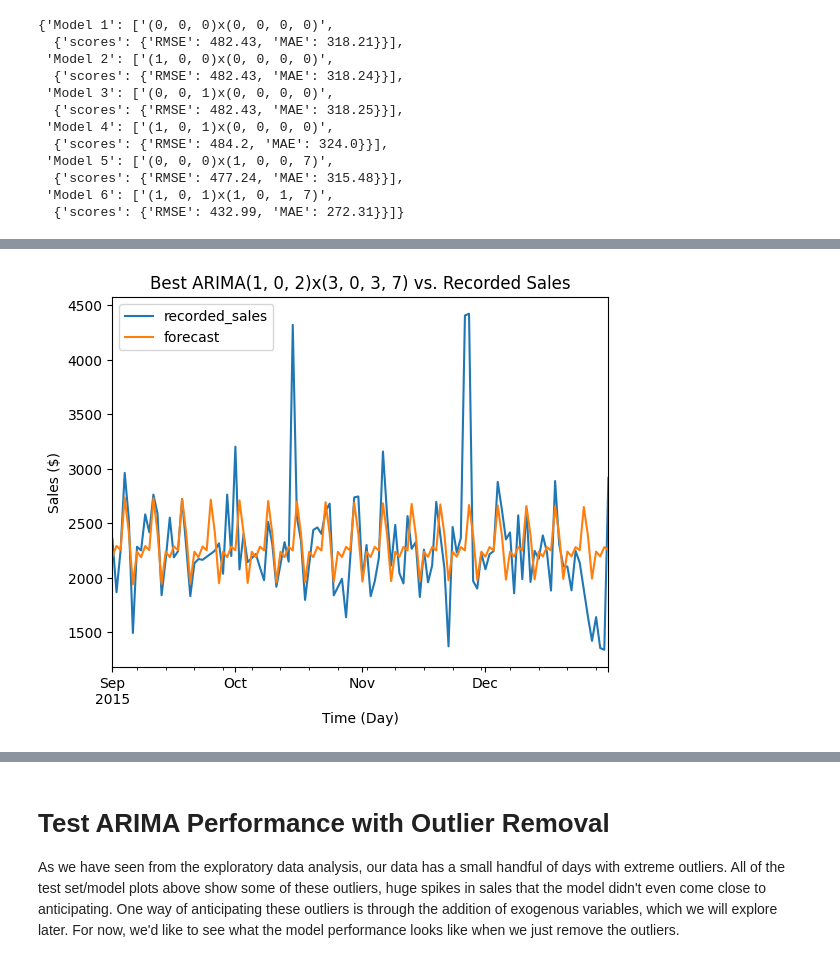
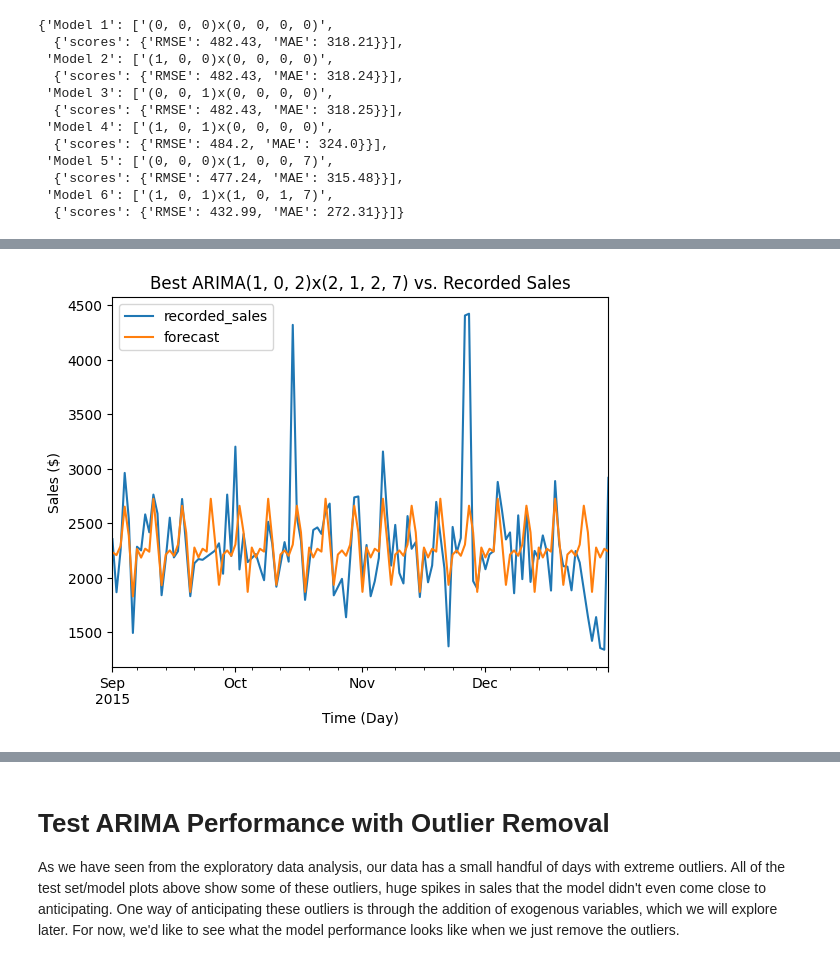
Before and after one commit to Caveexplorer/Kitchen-Sales-Forecasting, a Jupyter notebook: kitchen_sales_forecasting_modeling.ipynb, the cells around one changed output, grey strips where cells are left out. Drawn from its saved outputs; the diff is of its cells as text; code cells hidden in the pictures.

```diff
--- a/kitchen_sales_forecasting_modeling.ipynb
+++ b/kitchen_sales_forecasting_modeling.ipynb
@@ -341,23 +326,0 @@ class ARIMAWrapper(BaseEstimator, RegressorMixin):
-# %%
-# Create a smaller parameter grid
-param_grid = {
-    'order': [(p, 0, q) for p in range(1, 4) for q in range(1, 4)],
-    'seasonal_order': [(P, D, Q, S) for P in range(1, 4) for D in range(0, 3) for Q in range(1, 4) for S in [0, 7]]
-}
-
-# Initialize the GridSearchCV
-grid = GridSearchCV(estimator=ARIMAWrapper(), param_grid=param_grid, scoring='neg_mean_squared_error', cv = [(slice(None), slice(None))], verbose=1, n_jobs=-1)
-
-# Fit to the data
-grid.fit(train.index, train)
-
-# Summary of the best model
-print(f'Best ARIMA{grid.best_params_["order"]}x{grid.best_params_["seasonal_order"]} model - MSE:{-grid.best_score_}')
-
-# Predicting and calculating MSE
-y_pred = grid.best_estimator_.predict(test)
-mae_tuned = mean_absolute_error(test, y_pred)
-rmse_tuned = sqrt(mean_squared_error(test, y_pred))
-
-print(f'Mean Absolute Error (MAE): {mae_tuned}')
-print(f'Root Mean Squared Error (RMSE): {rmse_tuned}')
@@ -368,0 +396,8 @@ Root Mean Squared Error (RMSE): 437.1122791885502
+# %%
+best_orders = (1, 0, 2)
+best_seasonal_orders = (2, 1, 2, 7)
+
+best_model = ARIMA(endog = train, order = best_orders, seasonal_order = best_seasonal_orders, freq='D')
+best_results = best_model.fit()
+
+best_predictions = best_results.predict(start = test.index[0], end = test.index[-1])
@@ -369,11 +423,11 @@ Root Mean Squared Error (RMSE): 437.1122791885502
 # %%
 # Visually inspect the ARIMA model's predictions against the holdout set
-forecast = pd.concat([test, y_pred], axis = 1) # Assemble test set and forecast into one dataframe
+forecast = pd.concat([test, best_predictions], axis = 1) # Assemble test set and forecast into one dataframe
 forecast.rename(columns = {'total_price': 'recorded_sales', 'predicted_mean': 'forecast'}, inplace = True) # rename columns to be more intuitive
 forecast.plot()
-plt.title(f'Best ARIMA{grid.best_params_["order"]}x{grid.best_params_["seasonal_order"]} vs. Recorded Sales')
+plt.title(f'Best ARIMA{best_model.order}x{best_model.seasonal_order} vs. Recorded Sales')
 plt.xlabel('Time (Day)')
 plt.ylabel('Sales ($)')
 plt.show()
 # %% [output]
-[figure, old version]
+[figure, new version]
```
Also changed, not shown: parts of 32 cells of this notebook, 1 other file.
